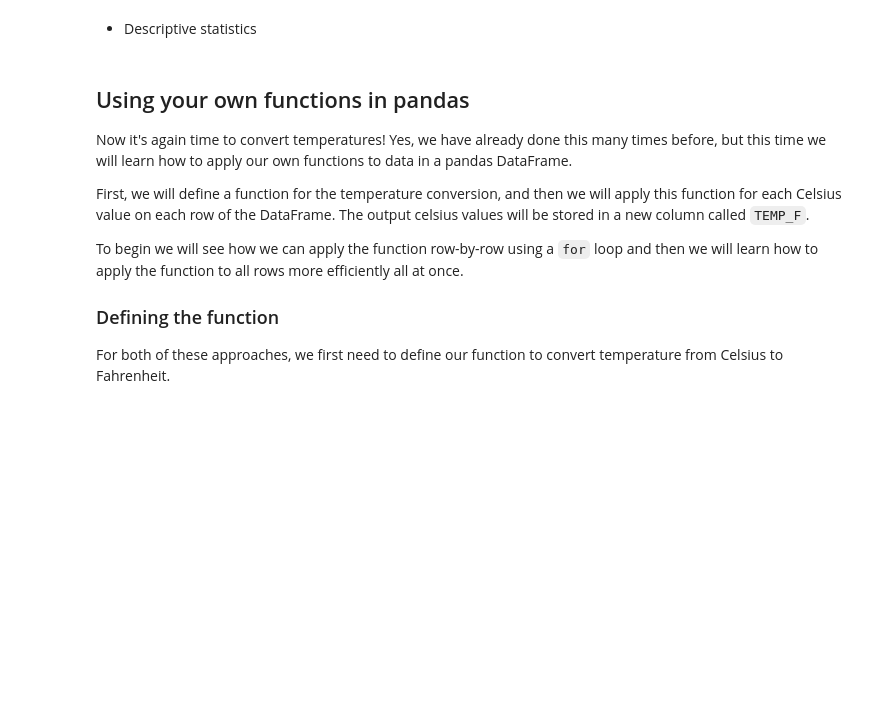
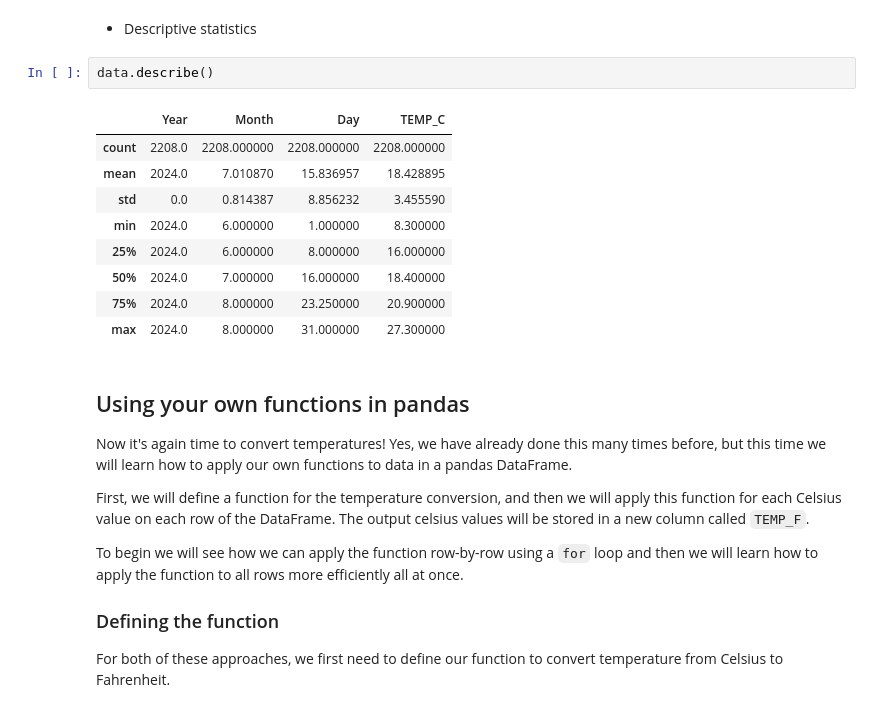
Before and after one commit to heattard/geo-python, a Jupyter notebook: source/notebooks/L6/advanced-data-processing-with-pandas.ipynb, the cells around one changed output. Cells and saved outputs as stored; diff of their text form; blank space fills up the shorter version.

Commit message:
finished data properties

```diff
--- a/source/notebooks/L6/advanced-data-processing-with-pandas.ipynb
+++ b/source/notebooks/L6/advanced-data-processing-with-pandas.ipynb
@@ -253,5 +263,17 @@ data.tail()
 # %% [markdown]
 - Descriptive statistics
+# %%
+data.describe()
+# %% [output]
+|  | Year | Month | Day | TEMP_C |
+| count | 2208.0 | 2208.000000 | 2208.000000 | 2208.000000 |
+| mean | 2024.0 | 7.010870 | 15.836957 | 18.428895 |
+| std | 0.0 | 0.814387 | 8.856232 | 3.455590 |
+| min | 2024.0 | 6.000000 | 1.000000 | 8.300000 |
+| 25% | 2024.0 | 6.000000 | 8.000000 | 16.000000 |
+| 50% | 2024.0 | 7.000000 | 16.000000 | 18.400000 |
+| 75% | 2024.0 | 8.000000 | 23.250000 | 20.900000 |
+| max | 2024.0 | 8.000000 | 31.000000 | 27.300000 |
 # %% [markdown]
 ## Using your own functions in pandas
 
```
Also changed, not shown: parts of 1 cell of this notebook.
